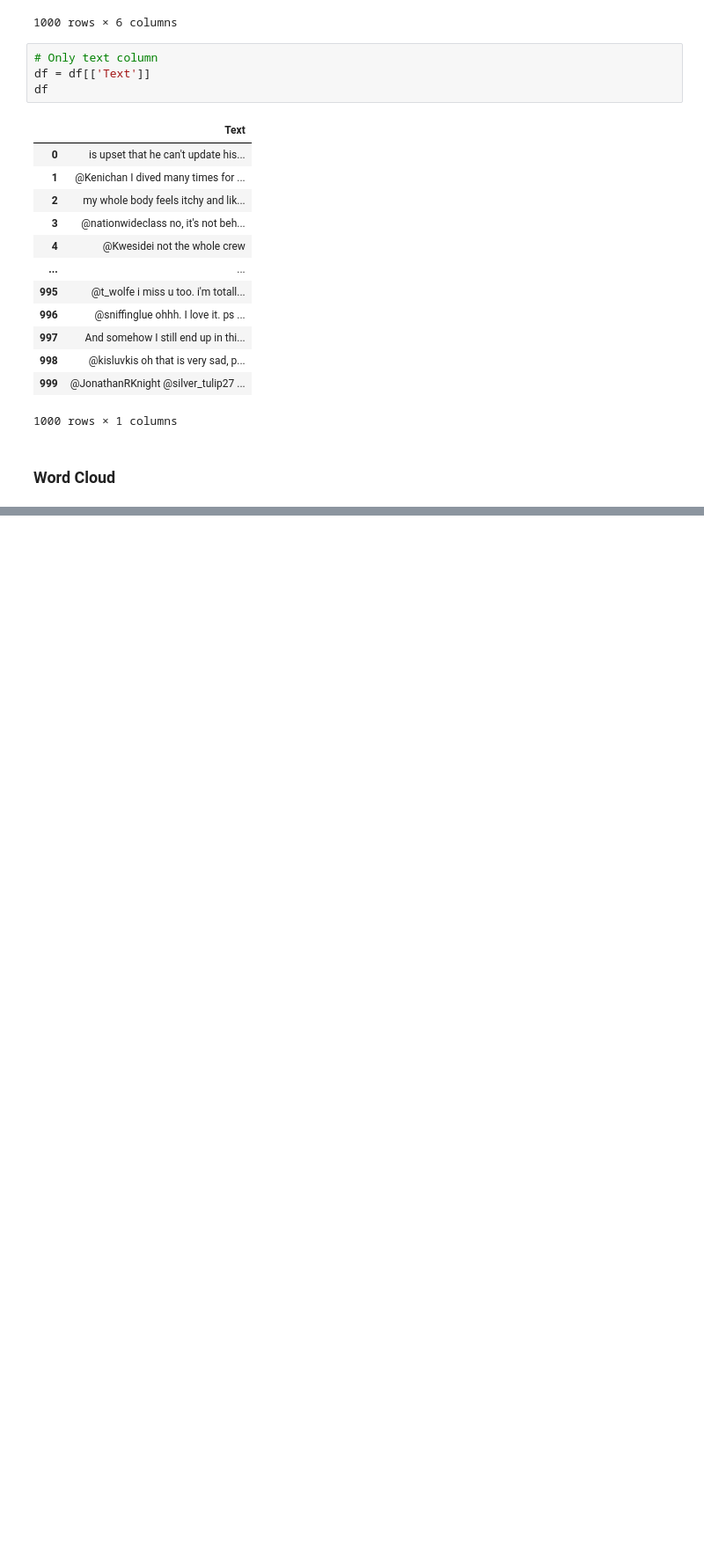
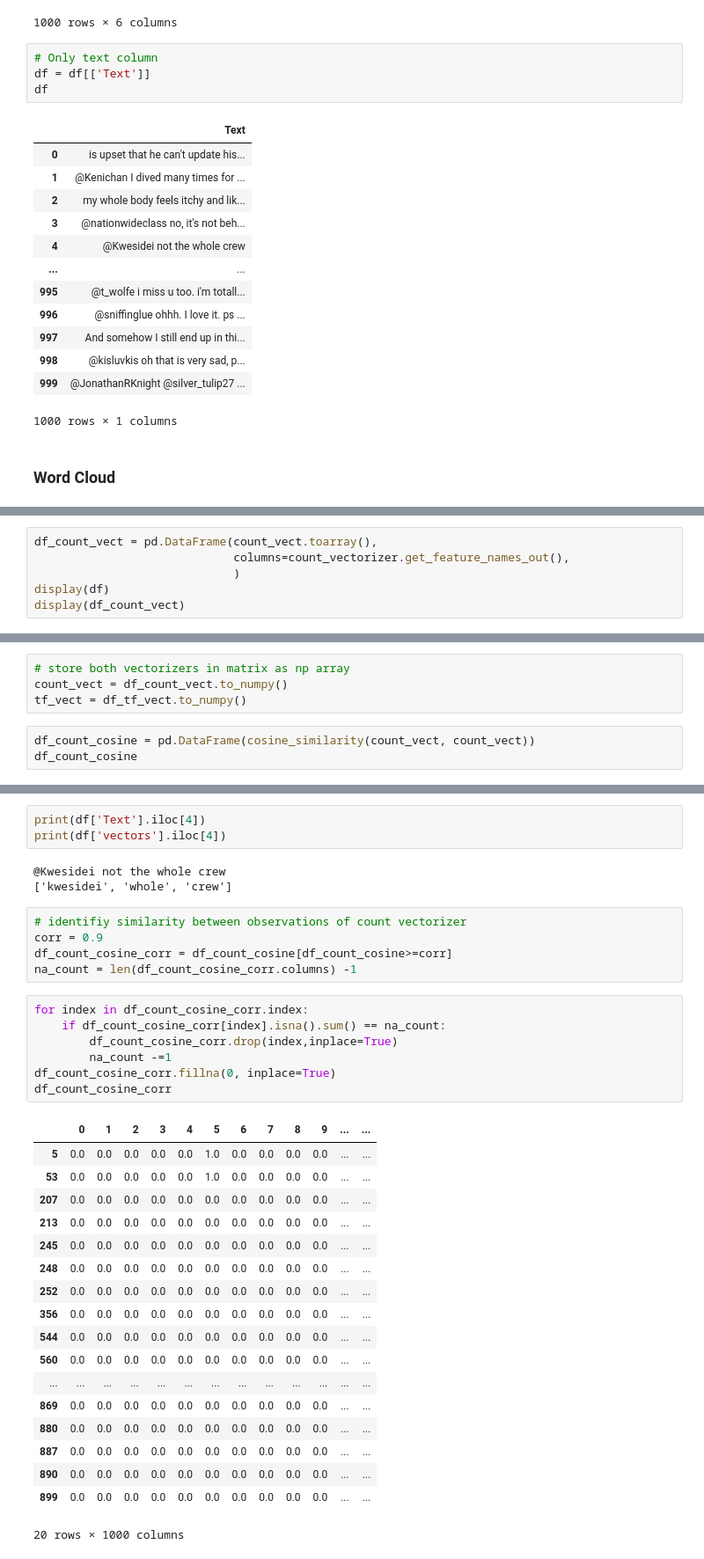
Before and after one commit to NLP-Natural-Language-Processing/3-Cosine_Similarity_TF_IDF, a Jupyter notebook: Tweets | NLP Cosine Similarity | TF-IDF.ipynb, the cells around one changed output, grey strips where cells are left out. Shown: that part at 88% size. Saved outputs shown, nothing was run; the diff lists cells and outputs as text; blank space fills up the shorter version.

Commit message:
done cosine

```diff
--- a/Tweets | NLP Cosine Similarity | TF-IDF.ipynb
+++ b/Tweets | NLP Cosine Similarity | TF-IDF.ipynb
@@ -77,0 +193,6 @@ df
+# %%
+df_count_vect = pd.DataFrame(count_vect.toarray(),
+                             columns=count_vectorizer.get_feature_names_out(),
+                             )
+display(df)
+display(df_count_vect)
@@ -77,0 +281,7 @@ df
+# %%
+# store both vectorizers in matrix as np array
+count_vect = df_count_vect.to_numpy()
+tf_vect = df_tf_vect.to_numpy()
+# %%
+df_count_cosine = pd.DataFrame(cosine_similarity(count_vect, count_vect))
+df_count_cosine
@@ -77,0 +325,37 @@ df
+# %%
+print(df['Text'].iloc[4])
+print(df['vectors'].iloc[4])
+# %% [output]
+@Kwesidei not the whole crew
+['kwesidei', 'whole', 'crew']
+# %%
+# identifiy similarity between observations of count vectorizer
+corr = 0.9
+df_count_cosine_corr = df_count_cosine[df_count_cosine>=corr]
+na_count = len(df_count_cosine_corr.columns) -1
+# %%
+for index in df_count_cosine_corr.index:
+    if df_count_cosine_corr[index].isna().sum() == na_count:
+        df_count_cosine_corr.drop(index,inplace=True)
+        na_count -=1
+df_count_cosine_corr.fillna(0, inplace=True)
+df_count_cosine_corr
+# %% [output]
+|  | 0 | 1 | 2 | 3 | 4 | 5 | 6 | 7 | 8 | 9 | ... | ... |
+| 5 | 0.0 | 0.0 | 0.0 | 0.0 | 0.0 | 1.0 | 0.0 | 0.0 | 0.0 | 0.0 | ... | ... |
+| 53 | 0.0 | 0.0 | 0.0 | 0.0 | 0.0 | 1.0 | 0.0 | 0.0 | 0.0 | 0.0 | ... | ... |
+| 207 | 0.0 | 0.0 | 0.0 | 0.0 | 0.0 | 0.0 | 0.0 | 0.0 | 0.0 | 0.0 | ... | ... |
+| 213 | 0.0 | 0.0 | 0.0 | 0.0 | 0.0 | 0.0 | 0.0 | 0.0 | 0.0 | 0.0 | ... | ... |
+| 245 | 0.0 | 0.0 | 0.0 | 0.0 | 0.0 | 0.0 | 0.0 | 0.0 | 0.0 | 0.0 | ... | ... |
+| 248 | 0.0 | 0.0 | 0.0 | 0.0 | 0.0 | 0.0 | 0.0 | 0.0 | 0.0 | 0.0 | ... | ... |
+| 252 | 0.0 | 0.0 | 0.0 | 0.0 | 0.0 | 0.0 | 0.0 | 0.0 | 0.0 | 0.0 | ... | ... |
+| 356 | 0.0 | 0.0 | 0.0 | 0.0 | 0.0 | 0.0 | 0.0 | 0.0 | 0.0 | 0.0 | ... | ... |
+| 544 | 0.0 | 0.0 | 0.0 | 0.0 | 0.0 | 0.0 | 0.0 | 0.0 | 0.0 | 0.0 | ... | ... |
+| 560 | 0.0 | 0.0 | 0.0 | 0.0 | 0.0 | 0.0 | 0.0 | 0.0 | 0.0 | 0.0 | ... | ... |
+| ... | ... | ... | ... | ... | ... | ... | ... | ... | ... | ... | ... | ... |
+| 869 | 0.0 | 0.0 | 0.0 | 0.0 | 0.0 | 0.0 | 0.0 | 0.0 | 0.0 | 0.0 | ... | ... |
+| 880 | 0.0 | 0.0 | 0.0 | 0.0 | 0.0 | 0.0 | 0.0 | 0.0 | 0.0 | 0.0 | ... | ... |
+| 887 | 0.0 | 0.0 | 0.0 | 0.0 | 0.0 | 0.0 | 0.0 | 0.0 | 0.0 | 0.0 | ... | ... |
+| 890 | 0.0 | 0.0 | 0.0 | 0.0 | 0.0 | 0.0 | 0.0 | 0.0 | 0.0 | 0.0 | ... | ... |
+| 899 | 0.0 | 0.0 | 0.0 | 0.0 | 0.0 | 0.0 | 0.0 | 0.0 | 0.0 | 0.0 | ... | ... |
+20 rows × 1000 columns
```
Also changed, not shown: parts of 32 cells of this notebook, 1 other file.
